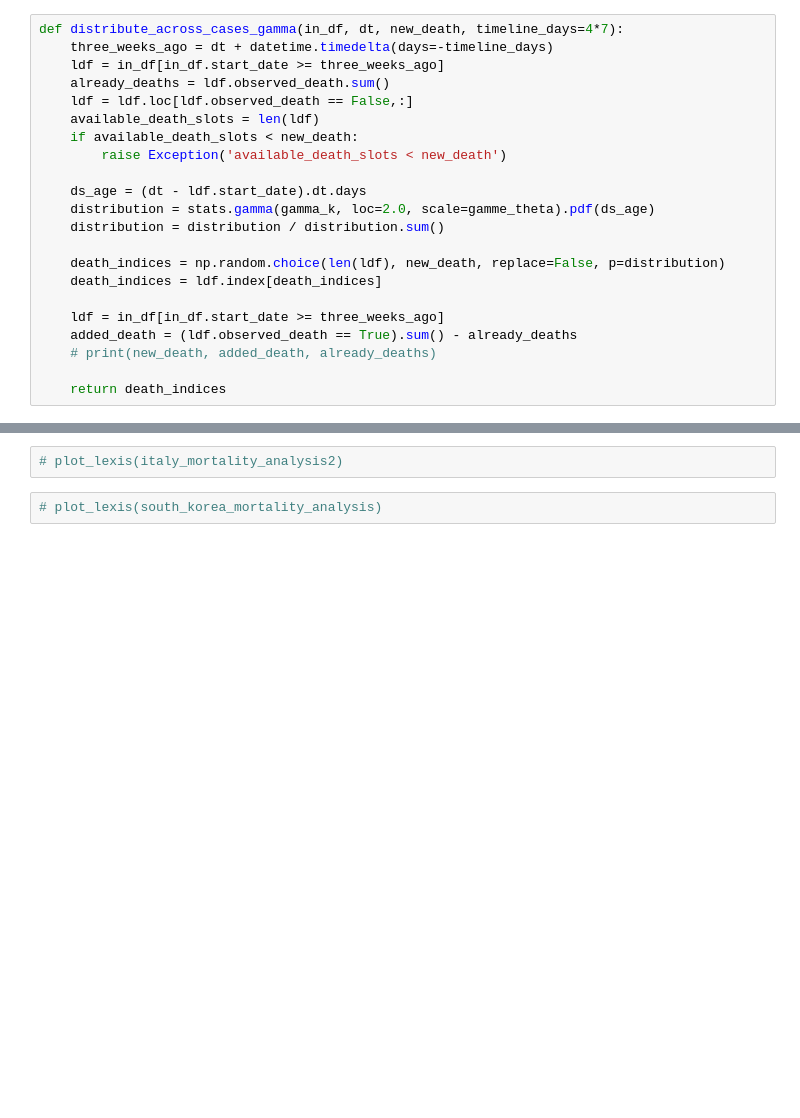
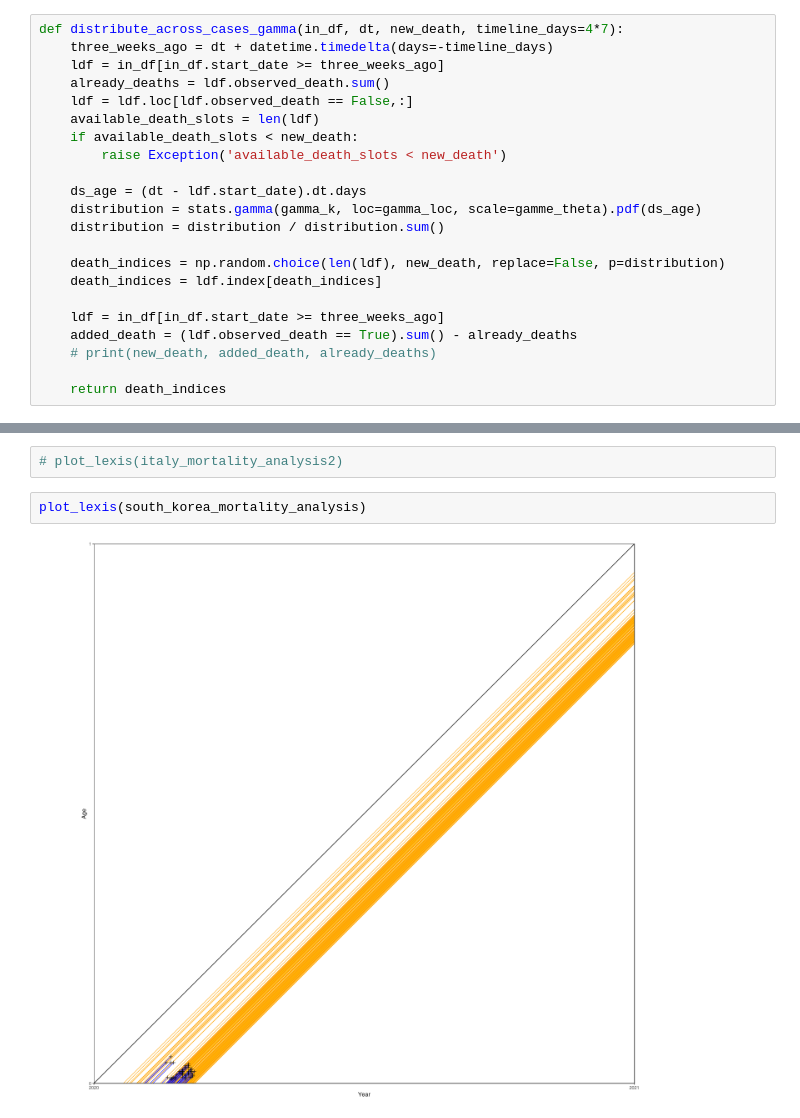
Before and after one commit to cs224/covid-19-data-analysis, a Jupyter notebook: covid-19-survival.ipynb, the cells around one changed output, grey strips where cells are left out. Cells and saved outputs as stored; diff of their text form; blank space fills up the shorter version.

```diff
--- a/covid-19-survival.ipynb
+++ b/covid-19-survival.ipynb
@@ -245,7 +245,7 @@ def distribute_across_cases_gamma(in_df, dt, new_death, timeline_days=4*7):
         raise Exception('available_death_slots < new_death')
 
     ds_age = (dt - ldf.start_date).dt.days
-    distribution = stats.gamma(gamma_k, loc=2.0, scale=gamme_theta).pdf(ds_age)
+    distribution = stats.gamma(gamma_k, loc=gamma_loc, scale=gamme_theta).pdf(ds_age)
     distribution = distribution / distribution.sum()
 
     death_indices = np.random.choice(len(ldf), new_death, replace=False, p=distribution)
@@ -488,5 +488,7 @@ def plot_lexis(mortality_analysis_instance):
 # plot_lexis(italy_mortality_analysis)
 # %%
 # plot_lexis(italy_mortality_analysis2)
-# %%
-# plot_lexis(south_korea_mortality_analysis)
+# %%
+plot_lexis(south_korea_mortality_analysis)
+# %% [output]
+[figure, added]
```
